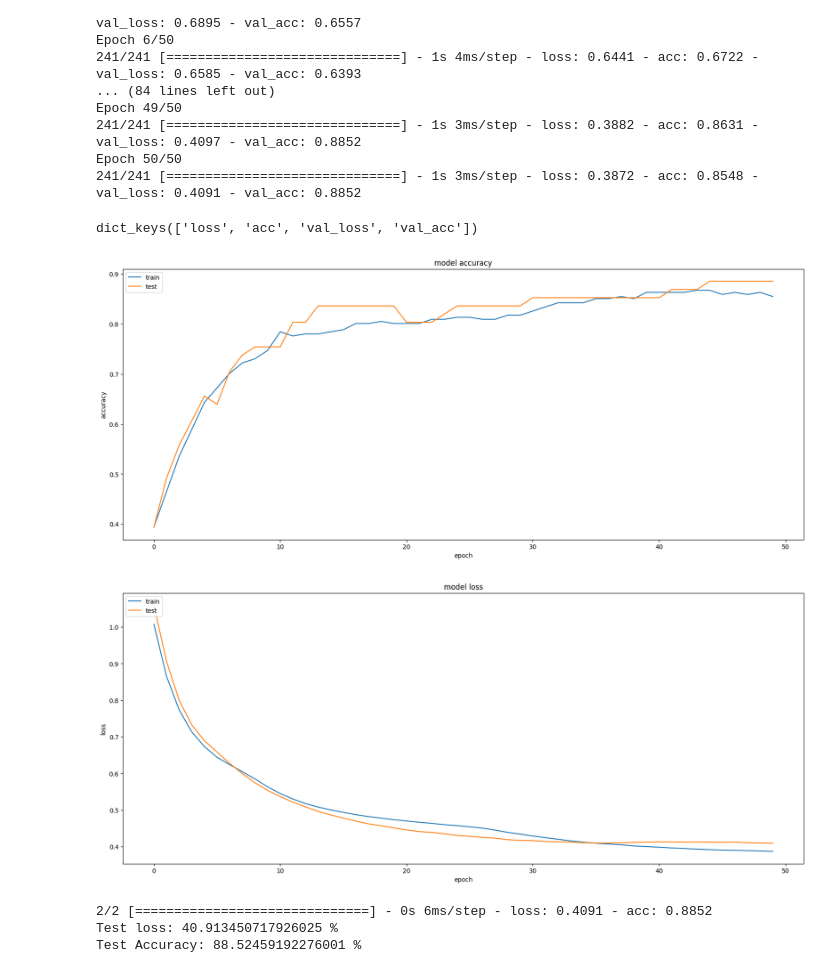
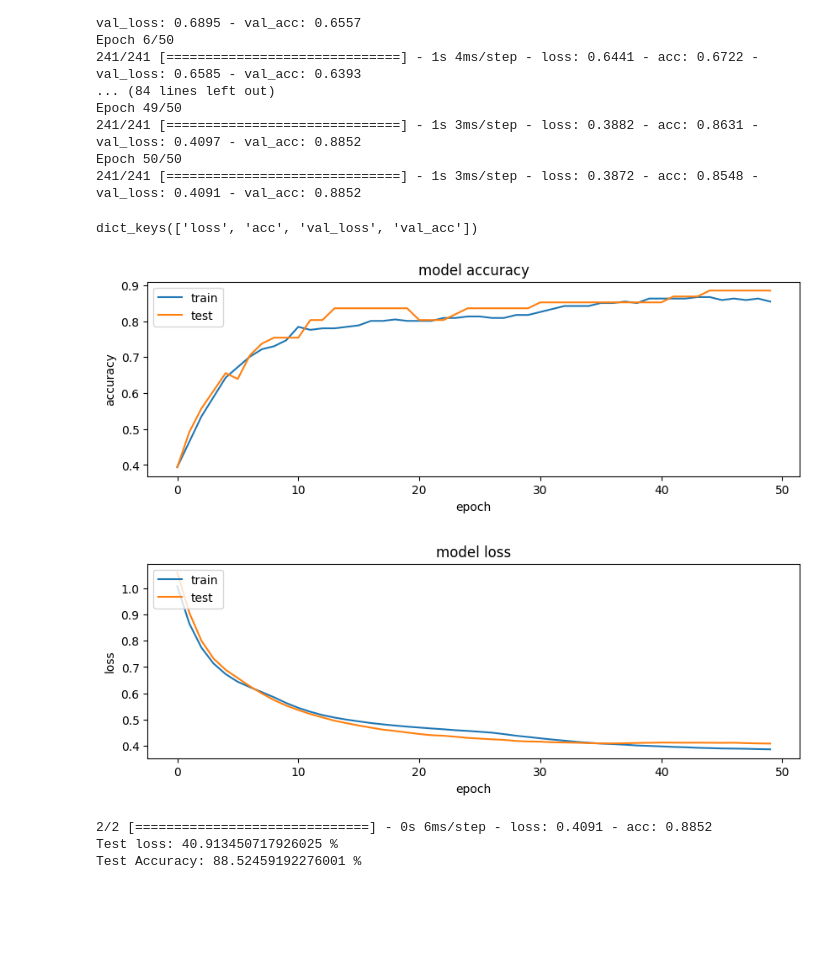
Before and after one commit to amansetu03/DS-Internship-Celebal-Technology, a Jupyter notebook: Week-9-Anomaly-Detection-using-machine-learning/Task/Task-T1.ipynb, the cells around one changed output. Saved outputs shown, nothing was run; the diff lists cells and outputs as text; code cells hidden in the pictures; blank space fills up the shorter version.

```diff
--- a/Week-9-Anomaly-Detection-using-machine-learning/Task/Task-T1.ipynb
+++ b/Week-9-Anomaly-Detection-using-machine-learning/Task/Task-T1.ipynb
@@ -143,32 +143,32 @@ import matplotlib.pyplot as plt
 # %%
 # DISPLAYING MODEL TRAINING HISTORY
 
 # list all data in history
 print(history.history.keys())
 
 # summarize history for accuracy
-plt.figure(figsize=(20,8))
+plt.figure(figsize=(10,3))
 plt.plot(history.history['acc'])
 plt.plot(history.history['val_acc'])
 plt.title('model accuracy')
 plt.ylabel('accuracy')
 plt.xlabel('epoch')
 plt.legend(['train', 'test'], loc='upper left')
 plt.show()
 
 # summarize history for loss
-plt.figure(figsize=(20,8))
+plt.figure(figsize=(10,3))
 plt.plot(history.history['loss'])
 plt.plot(history.history['val_loss'])
 plt.title('model loss')
 plt.ylabel('loss')
 plt.xlabel('epoch')
 plt.legend(['train', 'test'], loc='upper left')
 plt.show()
 # %% [output]
 dict_keys(['loss', 'acc', 'val_loss', 'val_acc'])
-[figure, old version]
+[figure, new version]
-[figure, old version]
+[figure, new version]
 # %%
 # Evaluate the model on test dataset
 loss, acc = model.evaluate(x_test,y_test,verbose=1)
```
